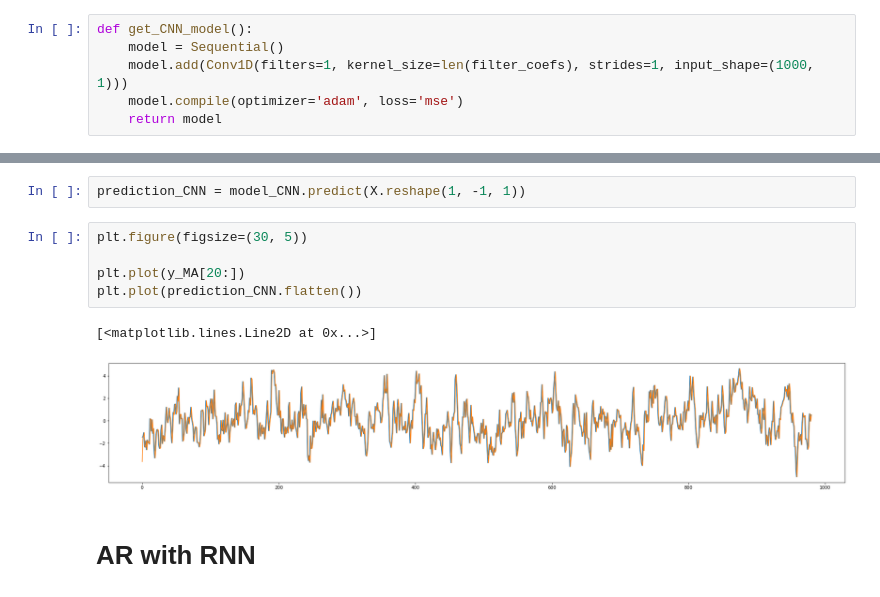
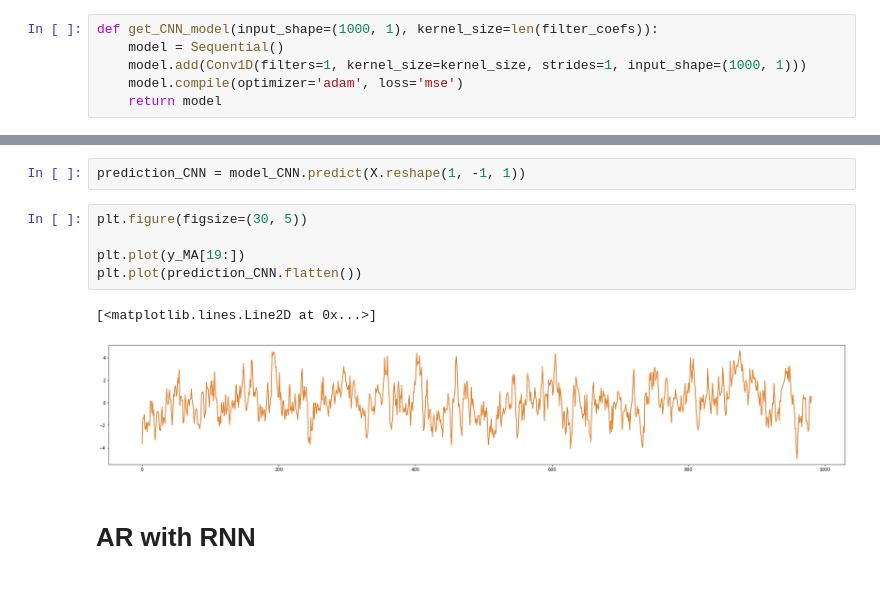
Before and after one commit to facu-s/12-RNN, a Jupyter notebook: 100_MA_AR_Example.ipynb, the cells around one changed output, grey strips where cells are left out. Drawn from its saved outputs; the diff is of its cells as text.

```diff
--- a/100_MA_AR_Example.ipynb
+++ b/100_MA_AR_Example.ipynb
@@ -39,9 +36,9 @@ Text(0.5, 1.0, 'Respuesta al impulso MA(20)')
 from tensorflow.keras.models import Sequential
 from tensorflow.keras.layers import Conv1D
 # %%
-def get_CNN_model():
+def get_CNN_model(input_shape=(1000, 1), kernel_size=len(filter_coefs)):
     model = Sequential()
-    model.add(Conv1D(filters=1, kernel_size=len(filter_coefs), strides=1, input_shape=(1000, 1)))
+    model.add(Conv1D(filters=1, kernel_size=kernel_size, strides=1, input_shape=(1000, 1)))
     model.compile(optimizer='adam', loss='mse')
     return model
 # %%
@@ -62,11 +71,11 @@ prediction_CNN = model_CNN.predict(X.reshape(1, -1, 1))
 # %%
 plt.figure(figsize=(30, 5))
 
-plt.plot(y_MA[20:])
+plt.plot(y_MA[19:])
 plt.plot(prediction_CNN.flatten())
 # %% [output]
 [<matplotlib.lines.Line2D at 0x...>]
-[figure, old version]
+[figure, new version]
 # %% [markdown]
 # AR with RNN
 # %%
```
Also changed, not shown: parts of 25 cells of this notebook, 5 other files.
